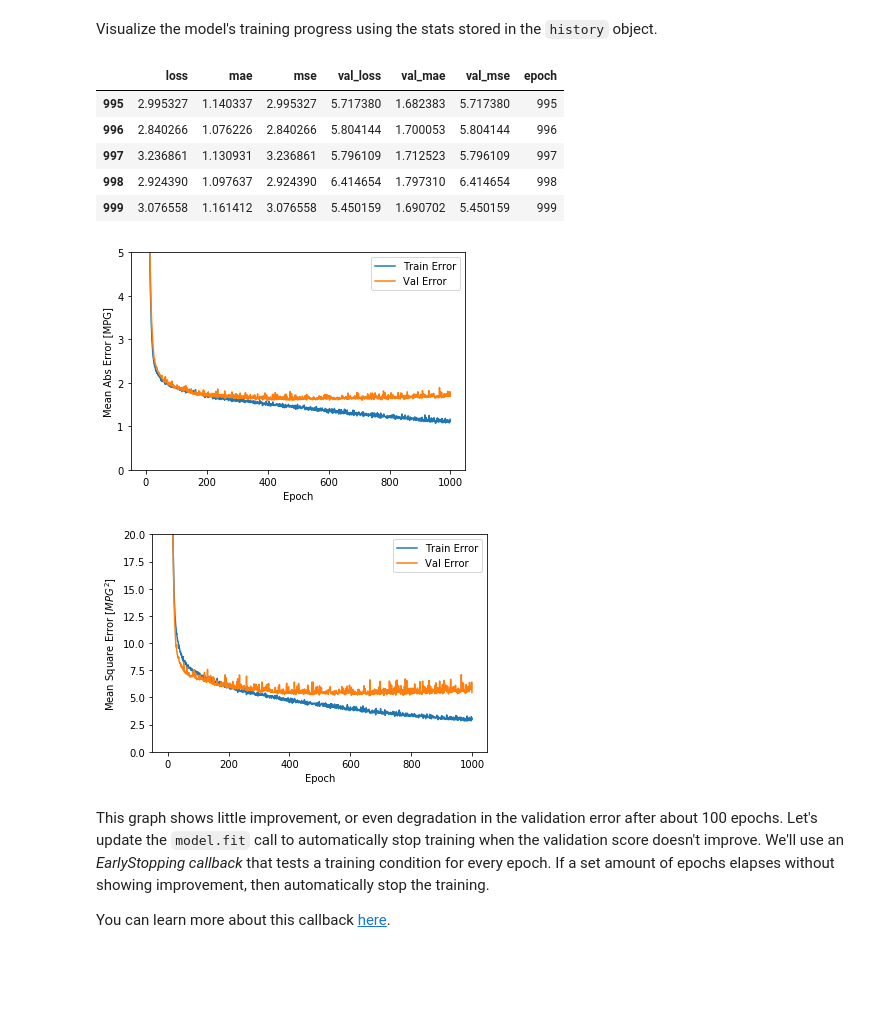
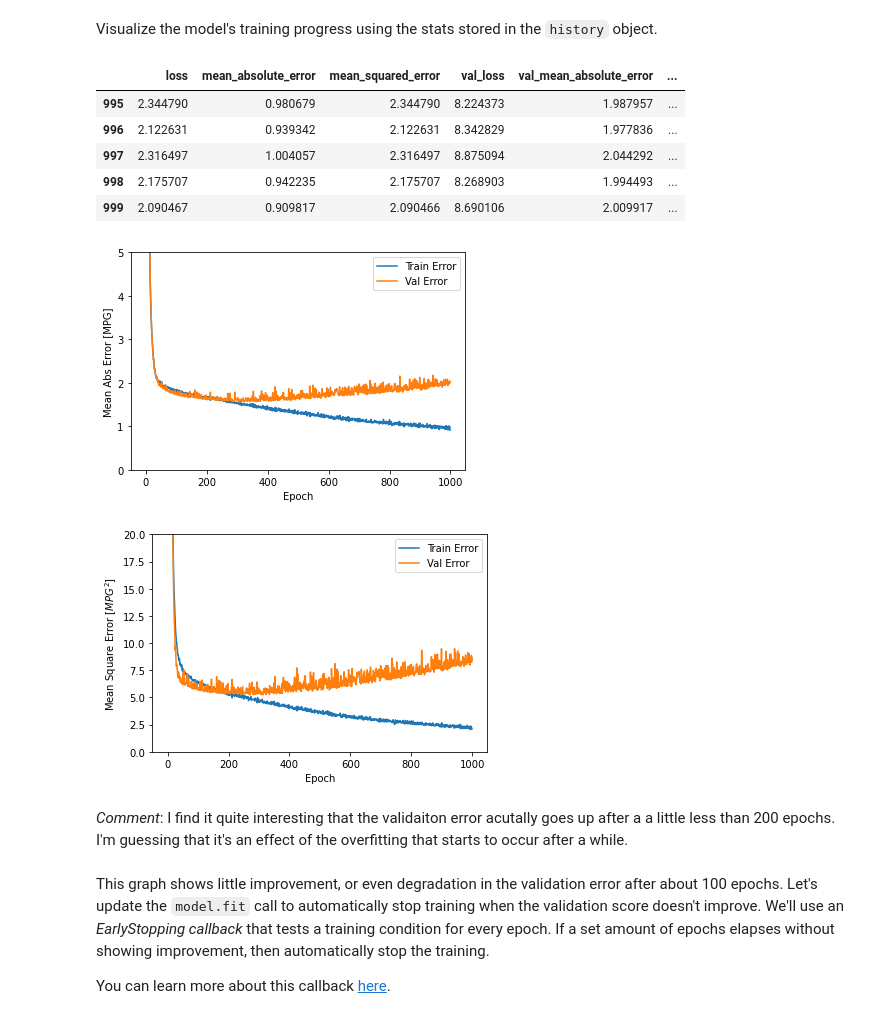
Before and after one commit to sarathiringer/DeepLearningAICourseFall2020, a Jupyter notebook: Lab4Student.ipynb, the cells around one changed output. Drawn from its saved outputs; the diff is of its cells as text; code cells hidden in the pictures; blank space fills up the shorter version.

```diff
--- a/Lab4Student.ipynb
+++ b/Lab4Student.ipynb
@@ -118,9 +118,9 @@ I've chosen to download the fires dataset from the UCI ML repository. It's outco
 # %%
 # Set path
-path = 'https://archive.ics.uci.edu/ml/machine-learning-databases/forest-fires/forestfires.csv'
+path = 'data/sensor_data.csv'
 
 # Read data
-data = pd.read_csv(path)
+data = pd.read_csv(path, index_col = 0)
 # %%
 # Inspect data
 data.head()
@@ -365,0 +343,7 @@ plt.show()
+# %%
+# Inpsect one variable
+x = data[["accelerometer_y"]]
+x = x - x.mean()
+
+plt.figure(figsize=(20,10))
+plt.plot(x)
@@ -403,3 +369,8 @@ Normalize your dowloaded data sets.
 ### Split features from labels
 
 Separate the target value, or "label", from the features. This label is the value that you will train the model to predict.
+# %%
+train_y = train_dataset['MPG']
+train_dataset = train_dataset.drop('MPG', axis = 1)
+test_y = test_dataset['MPG']
+test_dataset = test_dataset.drop('MPG', axis = 1)
@@ -499,7 +517,7 @@ class PrintDot(keras.callbacks.Callback):
 EPOCHS = 1000
 
 history = model.fit(
-  normed_train_data, train_labels,
+  normed_train_data, train_y,
   epochs=EPOCHS, validation_split = 0.2, verbose=0,
   callbacks=[PrintDot()])
 # %% [output]
@@ -520,43 +538,45 @@ hist = pd.DataFrame(history.history)
 hist['epoch'] = history.epoch
 hist.tail()
 # %% [output]
-|  | loss | mae | mse | val_loss | val_mae | val_mse | epoch |
-| 995 | 2.995327 | 1.140337 | 2.995327 | 5.717380 | 1.682383 | 5.717380 | 995 |
-| 996 | 2.840266 | 1.076226 | 2.840266 | 5.804144 | 1.700053 | 5.804144 | 996 |
-| 997 | 3.236861 | 1.130931 | 3.236861 | 5.796109 | 1.712523 | 5.796109 | 997 |
-| 998 | 2.924390 | 1.097637 | 2.924390 | 6.414654 | 1.797310 | 6.414654 | 998 |
-| 999 | 3.076558 | 1.161412 | 3.076558 | 5.450159 | 1.690702 | 5.450159 | 999 |
+|  | loss | mean_absolute_error | mean_squared_error | val_loss | val_mean_absolute_error | ... |
+| 995 | 2.344790 | 0.980679 | 2.344790 | 8.224373 | 1.987957 | ... |
+| 996 | 2.122631 | 0.939342 | 2.122631 | 8.342829 | 1.977836 | ... |
+| 997 | 2.316497 | 1.004057 | 2.316497 | 8.875094 | 2.044292 | ... |
+| 998 | 2.175707 | 0.942235 | 2.175707 | 8.268903 | 1.994493 | ... |
+| 999 | 2.090467 | 0.909817 | 2.090466 | 8.690106 | 2.009917 | ... |
 # %%
 def plot_history(history):
   hist = pd.DataFrame(history.history)
   hist['epoch'] = history.epoch
 
   plt.figure()
   plt.xlabel('Epoch')
   plt.ylabel('Mean Abs Error [MPG]')
-  plt.plot(hist['epoch'], hist['mae'],
+  plt.plot(hist['epoch'], hist['mean_absolute_error'],
            label='Train Error')
-  plt.plot(hist['epoch'], hist['val_mae'],
+  plt.plot(hist['epoch'], hist['val_mean_absolute_error'],
            label = 'Val Error')
   plt.ylim([0,5])
   plt.legend()
 
   plt.figure()
   plt.xlabel('Epoch')
   plt.ylabel('Mean Square Error [$MPG^2$]')
-  plt.plot(hist['epoch'], hist['mse'],
+  plt.plot(hist['epoch'], hist['mean_squared_error'],
            label='Train Error')
-  plt.plot(hist['epoch'], hist['val_mse'],
+  plt.plot(hist['epoch'], hist['val_mean_squared_error'],
            label = 'Val Error')
   plt.ylim([0,20])
   plt.legend()
   plt.show()
 
 
 plot_history(history)
 # %% [output]
-[figure, old version]
+[figure, new version]
-[figure, old version]
+[figure, new version]
+# %% [markdown]
+*Comment*: I find it quite interesting that the validaiton error acutally goes up after a a little less than 200 epochs. I'm guessing that it's an effect of the overfitting that starts to occur after a while.
 # %% [markdown]
 This graph shows little improvement, or even degradation in the validation error after about 100 epochs. Let's update the `model.fit` call to automatically stop training when the validation score doesn't improve. We'll use an *EarlyStopping callback* that tests a training condition for  every epoch. If a set amount of epochs elapses without showing improvement, then automatically stop the training.
 
```
Also changed, not shown: parts of 69 cells of this notebook, 7 other files.
